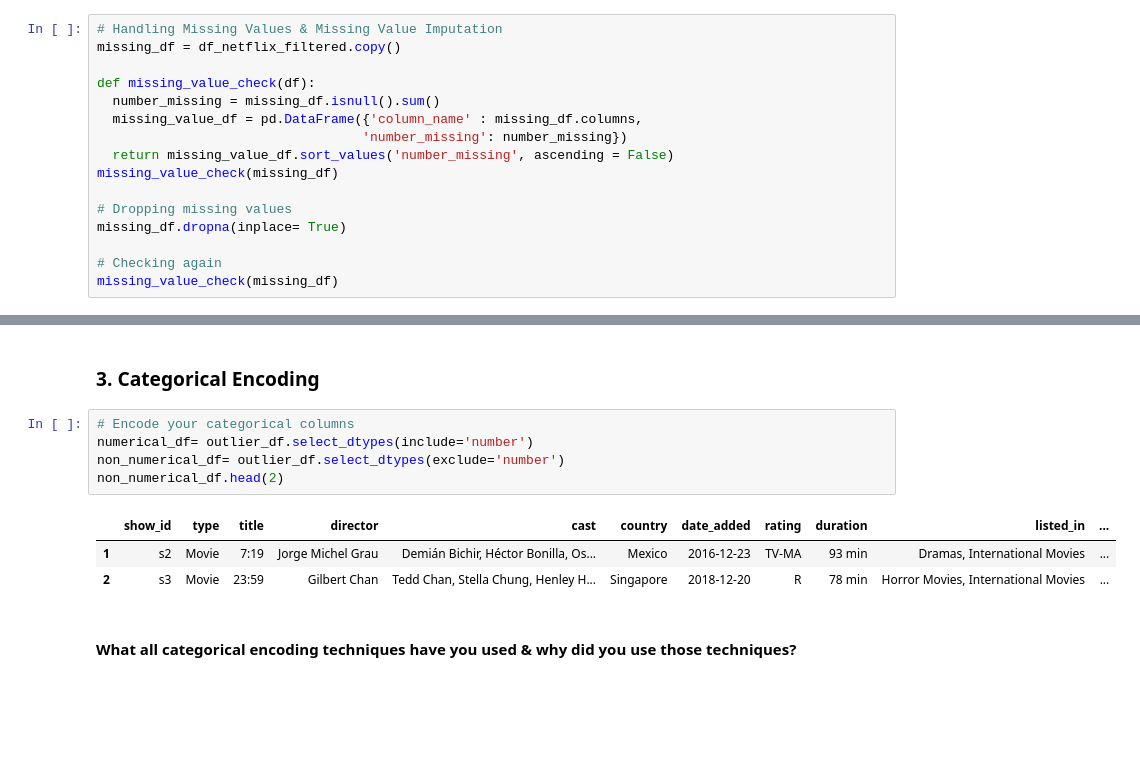
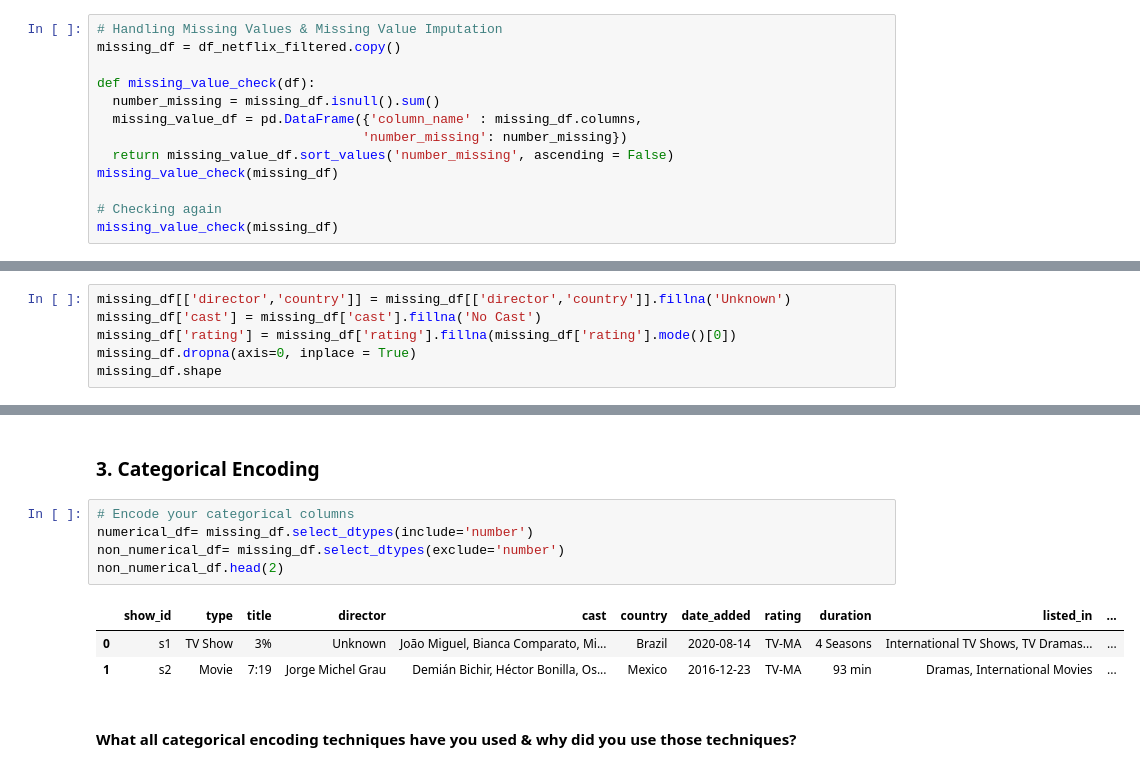
Before and after one commit to deepak-sin/Airline-Passenger-Referral, a Jupyter notebook: Netflix_Movies_And_Tv_Shows_Unsupervised.ipynb, the cells around one changed output, grey strips where cells are left out. Saved outputs shown, nothing was run; the diff lists cells and outputs as text; blank space fills up the shorter version.

```diff
--- a/Netflix_Movies_And_Tv_Shows_Unsupervised.ipynb
+++ b/Netflix_Movies_And_Tv_Shows_Unsupervised.ipynb
@@ -979,9 +1086,6 @@ def missing_value_check(df):
   return missing_value_df.sort_values('number_missing', ascending = False)
 missing_value_check(missing_df)
 
-# Dropping missing values
-missing_df.dropna(inplace= True)
-
 # Checking again
 missing_value_check(missing_df)
 # %% [output]
@@ -1003,2 +1107,8 @@ missing_value_check(missing_df)
 | title | title | 0 |
 | count | count | 0 |
+# %%
+missing_df[['director','country']] = missing_df[['director','country']].fillna('Unknown')
+missing_df['cast'] = missing_df['cast'].fillna('No Cast')
+missing_df['rating'] = missing_df['rating'].fillna(missing_df['rating'].mode()[0])
+missing_df.dropna(axis=0, inplace = True)
+missing_df.shape
@@ -1024,13 +1136,13 @@ Answer Here.
 ### 3. Categorical Encoding
 # %%
 # Encode your categorical columns
-numerical_df= outlier_df.select_dtypes(include='number')
-non_numerical_df= outlier_df.select_dtypes(exclude='number')
+numerical_df= missing_df.select_dtypes(include='number')
+non_numerical_df= missing_df.select_dtypes(exclude='number')
 non_numerical_df.head(2)
 # %% [output]
 |  | show_id | type | title | director | cast | country | date_added | rating | duration | listed_in | ... |
+| 0 | s1 | TV Show | 3% | Unknown | João Miguel, Bianca Comparato, Mi... | Brazil | 2020-08-14 | TV-MA | 4 Seasons | International TV Shows, TV Dramas... | ... |
 | 1 | s2 | Movie | 7:19 | Jorge Michel Grau | Demián Bichir, Héctor Bonilla, Os... | Mexico | 2016-12-23 | TV-MA | 93 min | Dramas, International Movies | ... |
-| 2 | s3 | Movie | 23:59 | Gilbert Chan | Tedd Chan, Stella Chung, Henley H... | Singapore | 2018-12-20 | R | 78 min | Horror Movies, International Movies | ... |
 # %% [markdown]
 #### What all categorical encoding techniques have you used & why did you use those techniques?
 # %% [markdown]
```
Also changed, not shown: parts of 175 cells of this notebook.
